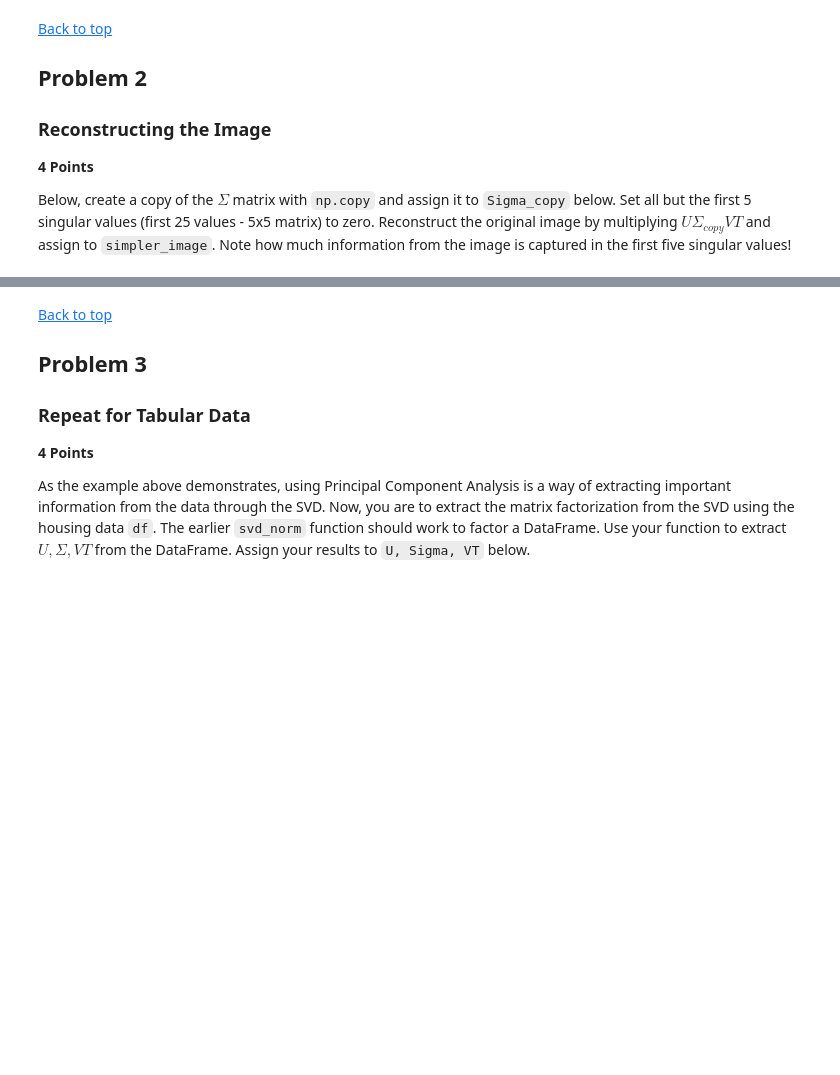
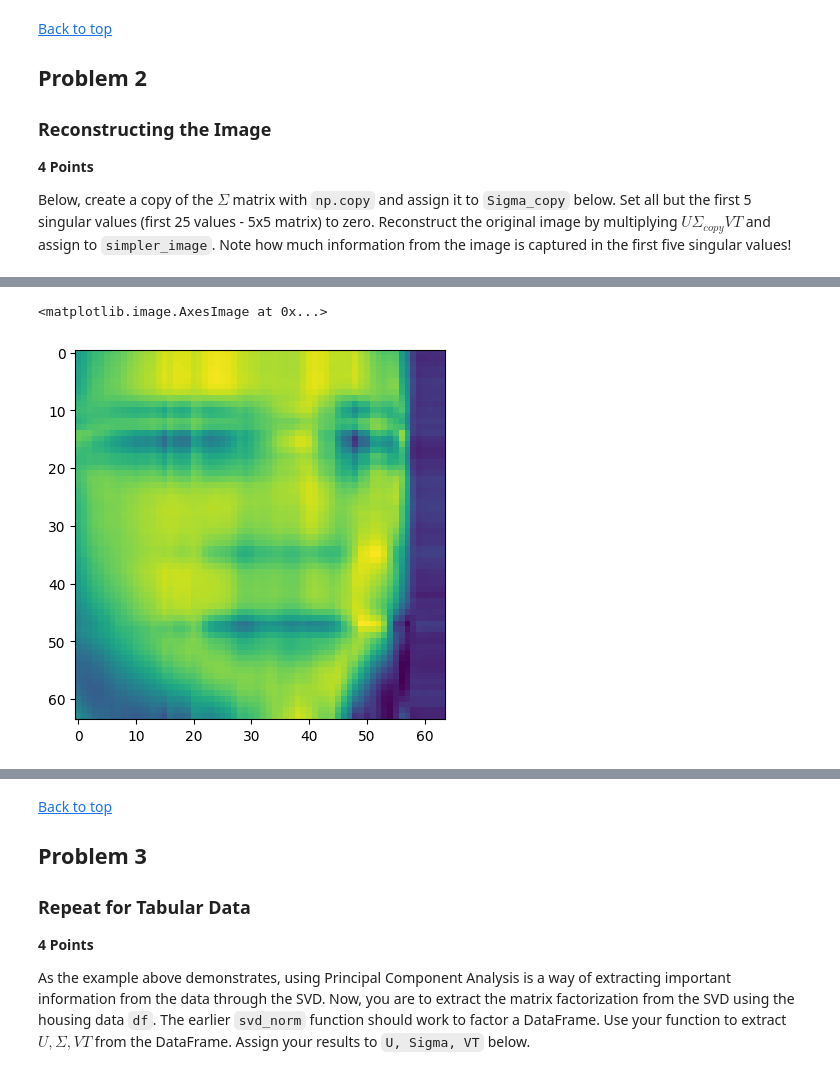
Before and after one commit to SenorMega/AI_ML-Jupyter-Notebooks, a Jupyter notebook: Module 6/coding_activity_6.2.ipynb, the cells around one changed output, grey strips where cells are left out. Cells and saved outputs as stored; diff of their text form; code cells hidden in the pictures; blank space fills up the shorter version.

```diff
--- a/Module 6/coding_activity_6.2.ipynb
+++ b/Module 6/coding_activity_6.2.ipynb
@@ -155,0 +180,8 @@ plt.title('Image Reconstructed from first 5 Singular Values');
+# %%
+Sigma_copy2 = np.copy(Sigma)
+Sigma_copy2[4:, 4:] = 0
+simpler_image = U@Sigma_copy2@VT
+plt.imshow(simpler_image)
+# %% [output]
+<matplotlib.image.AxesImage at 0x...>
+[figure, added]
```
Also changed, not shown: parts of 8 cells of this notebook, 2 other files.
